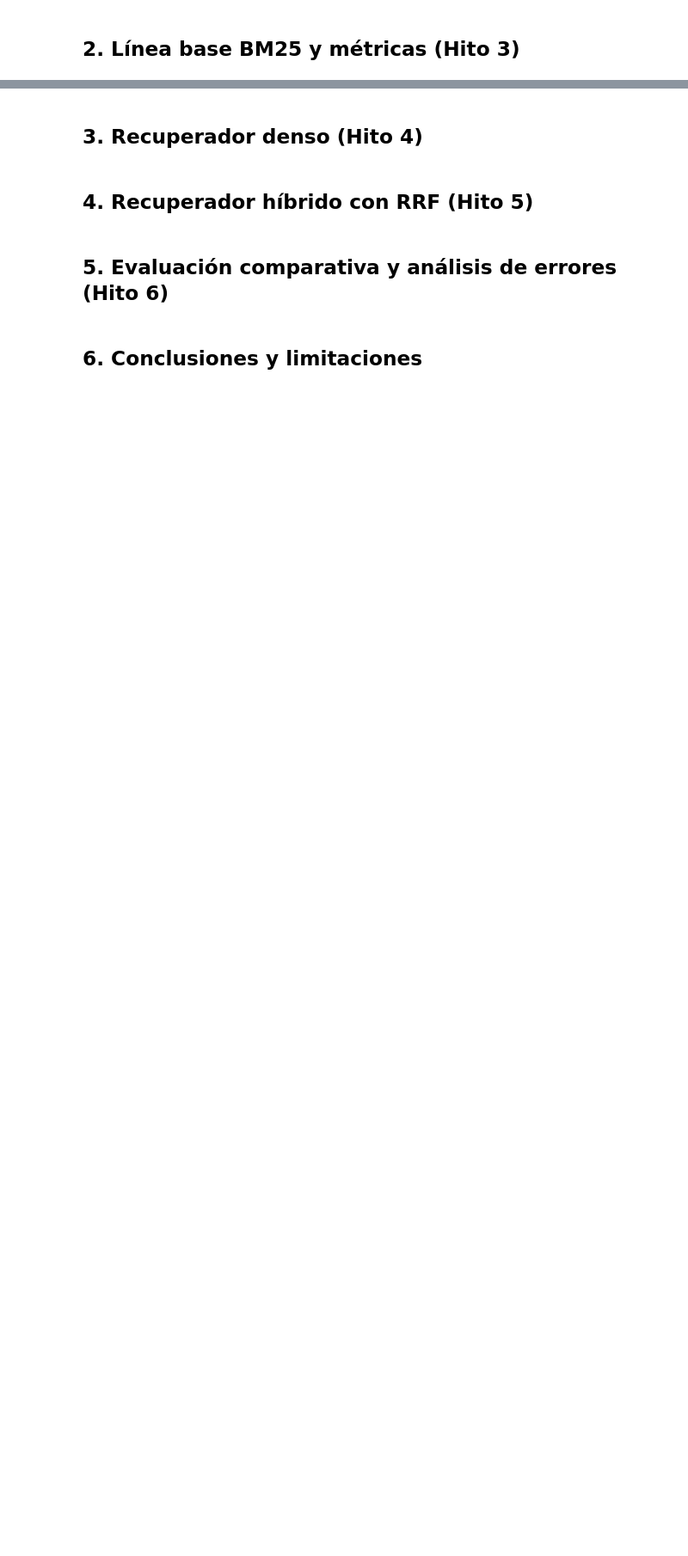
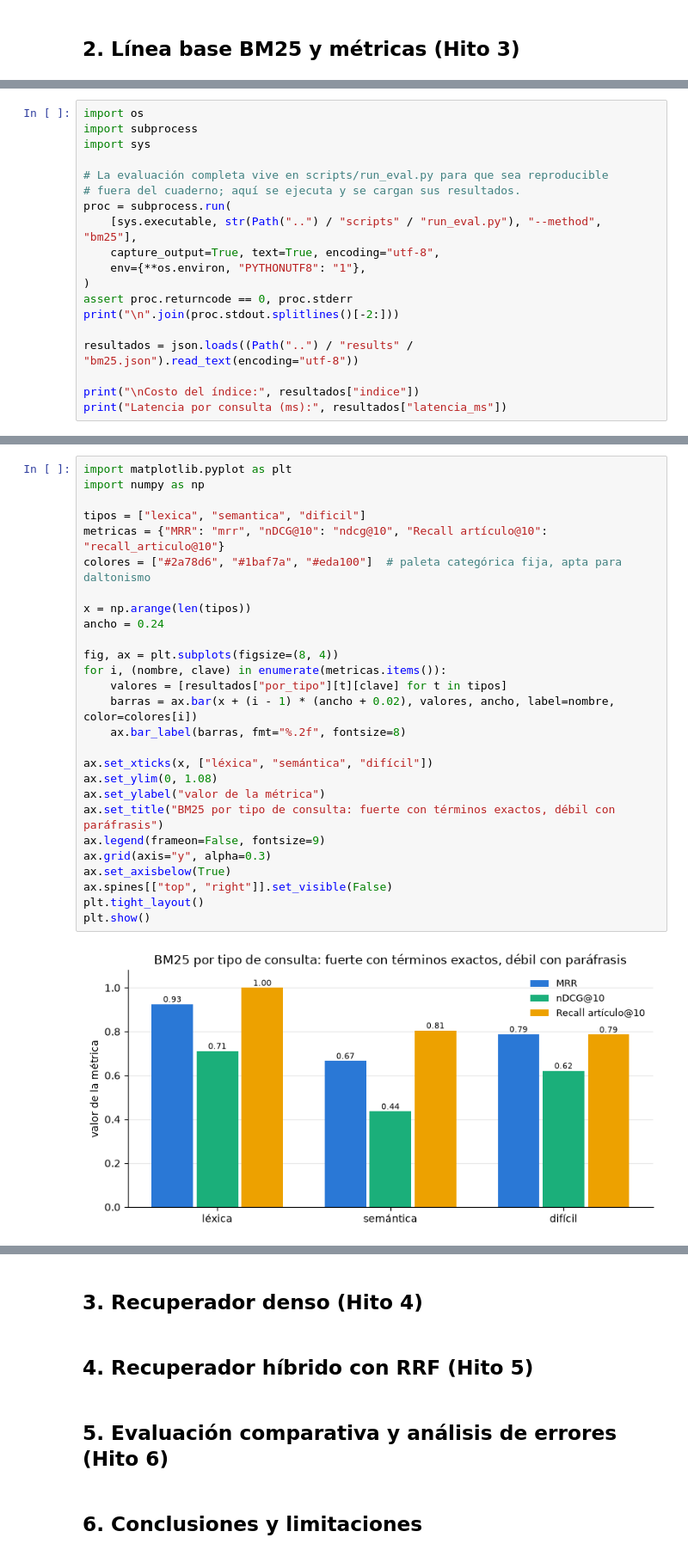
Before and after one commit to LuisBacaSandoval/rag-retrieval, a Jupyter notebook: notebooks/proyecto5_rag.ipynb, the cells around one changed output, grey strips where cells are left out. Shown at 86% size. Drawn from its saved outputs; the diff is of its cells as text; blank space fills up the shorter version.

Commit message:
Línea base BM25 con métricas P@k, R@k, MRR y nDCG; primeros resultados en results/

```diff
--- a/notebooks/proyecto5_rag.ipynb
+++ b/notebooks/proyecto5_rag.ipynb
@@ -122,0 +215,19 @@ plt.show()
+# %%
+import os
+import subprocess
+import sys
+
+# La evaluación completa vive en scripts/run_eval.py para que sea reproducible
+# fuera del cuaderno; aquí se ejecuta y se cargan sus resultados.
+proc = subprocess.run(
+    [sys.executable, str(Path("..") / "scripts" / "run_eval.py"), "--method", "bm25"],
+    capture_output=True, text=True, encoding="utf-8",
+    env={**os.environ, "PYTHONUTF8": "1"},
+)
+assert proc.returncode == 0, proc.stderr
+print("\n".join(proc.stdout.splitlines()[-2:]))
+
+resultados = json.loads((Path("..") / "results" / "bm25.json").read_text(encoding="utf-8"))
+
+print("\nCosto del índice:", resultados["indice"])
+print("Latencia por consulta (ms):", resultados["latencia_ms"])
@@ -122,0 +259,29 @@ plt.show()
+# %%
+import matplotlib.pyplot as plt
+import numpy as np
+
+tipos = ["lexica", "semantica", "dificil"]
+metricas = {"MRR": "mrr", "nDCG@10": "ndcg@10", "Recall artículo@10": "recall_articulo@10"}
+colores = ["#2a78d6", "#1baf7a", "#eda100"]  # paleta categórica fija, apta para daltonismo
+
+x = np.arange(len(tipos))
+ancho = 0.24
+
+fig, ax = plt.subplots(figsize=(8, 4))
+for i, (nombre, clave) in enumerate(metricas.items()):
+    valores = [resultados["por_tipo"][t][clave] for t in tipos]
+    barras = ax.bar(x + (i - 1) * (ancho + 0.02), valores, ancho, label=nombre, color=colores[i])
+    ax.bar_label(barras, fmt="%.2f", fontsize=8)
+
+ax.set_xticks(x, ["léxica", "semántica", "difícil"])
+ax.set_ylim(0, 1.08)
+ax.set_ylabel("valor de la métrica")
+ax.set_title("BM25 por tipo de consulta: fuerte con términos exactos, débil con paráfrasis")
+ax.legend(frameon=False, fontsize=9)
+ax.grid(axis="y", alpha=0.3)
+ax.set_axisbelow(True)
+ax.spines[["top", "right"]].set_visible(False)
+plt.tight_layout()
+plt.show()
+# %% [output]
+[figure, added]
```
Also changed, not shown: parts of 9 cells of this notebook, 14 other files.
